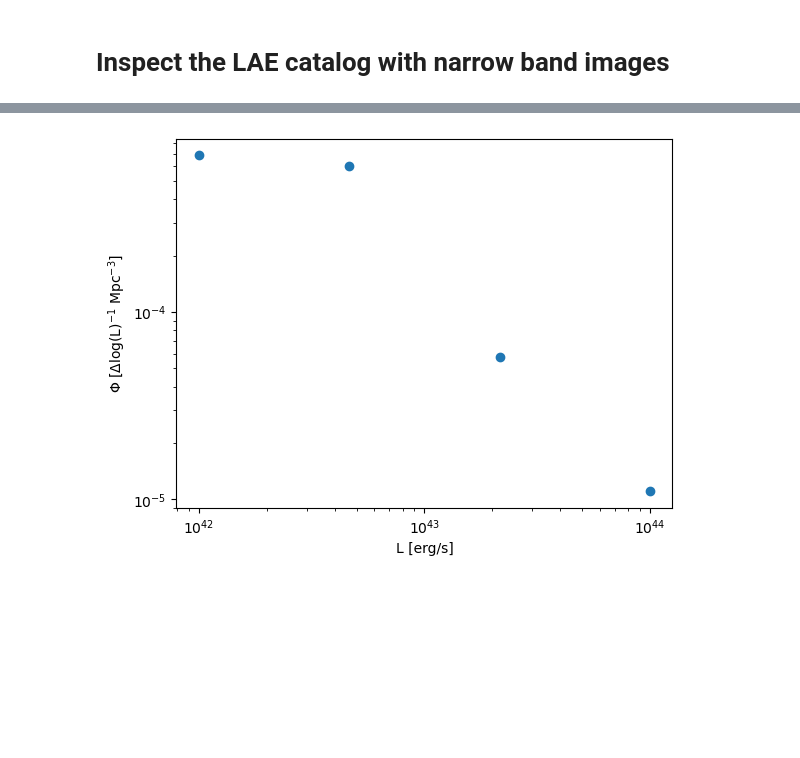
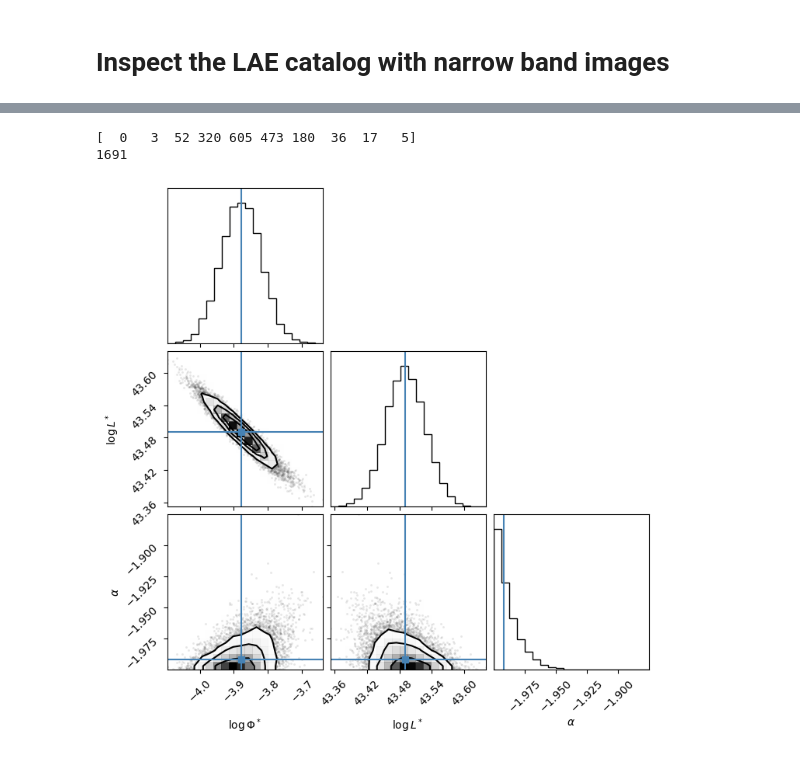
Before and after one commit to BGrashey/Master, a Jupyter notebook: notebooks/prepare_catalog.ipynb, the cells around one changed output, grey strips where cells are left out. Cells and saved outputs as stored; diff of their text form; code cells hidden in the pictures; blank space fills up the shorter version.

```diff
--- a/notebooks/prepare_catalog.ipynb
+++ b/notebooks/prepare_catalog.ipynb
@@ -110,14 +129,27 @@ bins, phi, n_gal = lf(lim, "./lae_temp.fits", bin_edges)
 # %%
 valid = n_gal > 3
 invalid = ~valid
+print(n_gal)
+print(sum(n_gal))
+# %% [output]
+[  0   3  52 320 605 473 180  36  17   5]
+1691
 # %%
-plt.scatter(bins[valid], phi[valid])
-plt.scatter(bins[invalid], phi[invalid], color="r")
-plt.xscale("log")
-plt.yscale("log")
-plt.xlabel("L [erg/s]")
-plt.ylabel(r"$\Phi$ [$\Delta$log(L)$^{-1}$ Mpc$^{-3}$]")
+#plt.scatter(bins[valid], phi[valid])
+#plt.scatter(bins[invalid], phi[invalid], color="r")
+#plt.xscale("log")
+#plt.yscale("log")
+#plt.xlabel("L [erg/s]")
+#plt.ylabel(r"$\Phi$ [$\Delta$log(L)$^{-1}$ Mpc$^{-3}$]")
 #plt.xlim(1e40, 1e46)
-plt.show()
+#plt.show()
-# %% [output]
-[figure, removed]
+# %%
+from tools.schechter_mass_function import fit_schechter, corner_plot, schechter_log
+
+phi_err = phi * 0.1
+
+results = fit_schechter(bins[valid], phi[valid], phi_err[valid])
+fig = corner_plot(results)
+plt.show()
+# %% [output]
+[figure, added]
```
Also changed, not shown: parts of 11 cells of this notebook, 6 other files.
